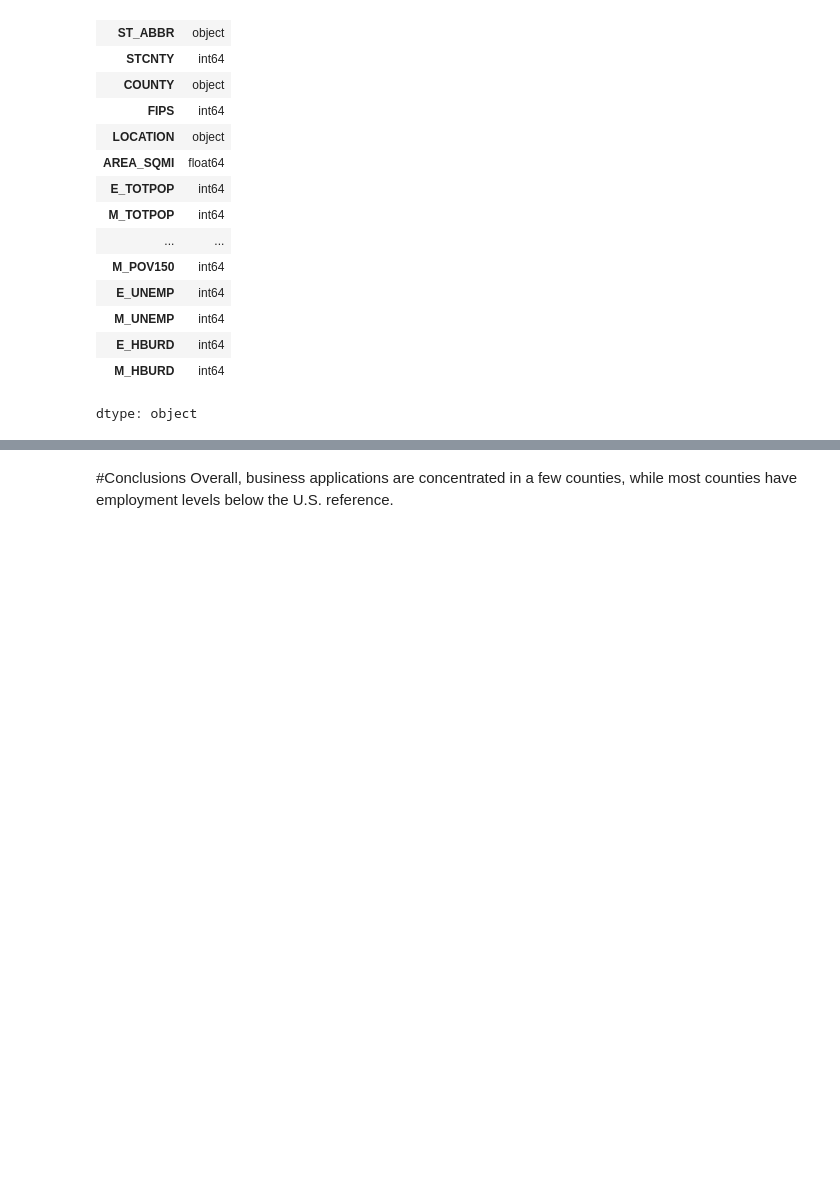
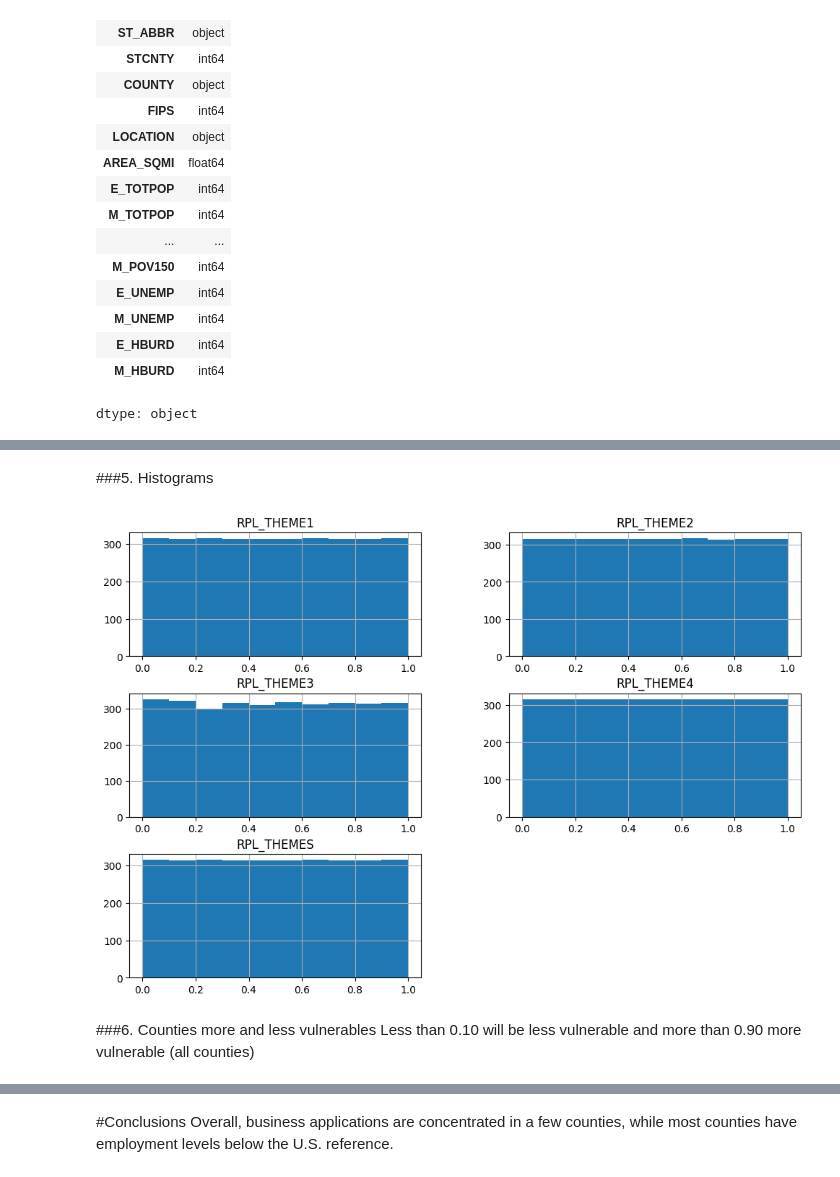
Before and after one commit to shirleyrutgers/DataManPy, a Jupyter notebook: ps1dataman.ipynb, the cells around one changed output, grey strips where cells are left out. Cells and saved outputs as stored; diff of their text form; code cells hidden in the pictures; blank space fills up the shorter version.

```diff
--- a/ps1dataman.ipynb
+++ b/ps1dataman.ipynb
@@ -611,0 +668,9 @@ dtype: object
+# %%
+# Keep only the variables needed
+svi_small = svi[
+    ['FIPS', 'STATE', 'ST_ABBR', 'COUNTY',
+     'RPL_THEME1', 'RPL_THEME2', 'RPL_THEME3',
+     'RPL_THEME4', 'RPL_THEMES']
+].copy()
+
+svi_small.head()
@@ -611,0 +722,12 @@ dtype: object
+# %% [markdown]
+###5. Histograms
+# %%
+svi_small[
+    ['RPL_THEME1', 'RPL_THEME2', 'RPL_THEME3',
+     'RPL_THEME4', 'RPL_THEMES']
+].hist(figsize=(12, 8));
+# %% [output]
+[figure, added]
+# %% [markdown]
+###6. Counties more and less vulnerables
+Less than 0.10 will be less vulnerable and more than 0.90 more vulnerable (all counties)
```
Also changed, not shown: parts of 28 cells of this notebook.
